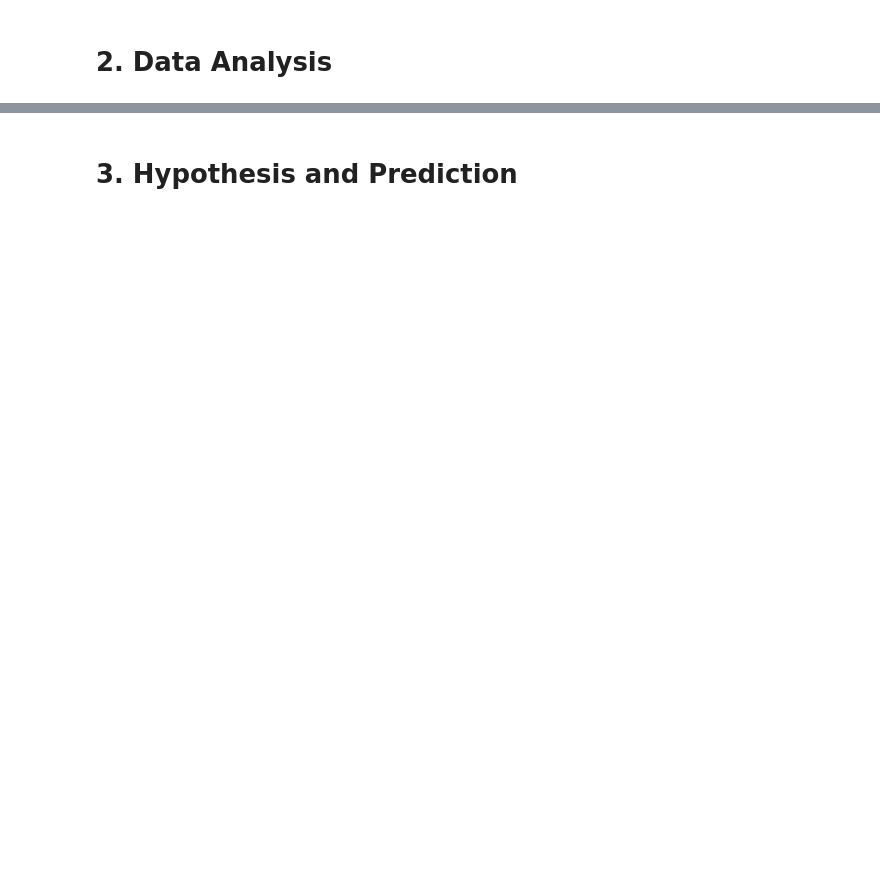
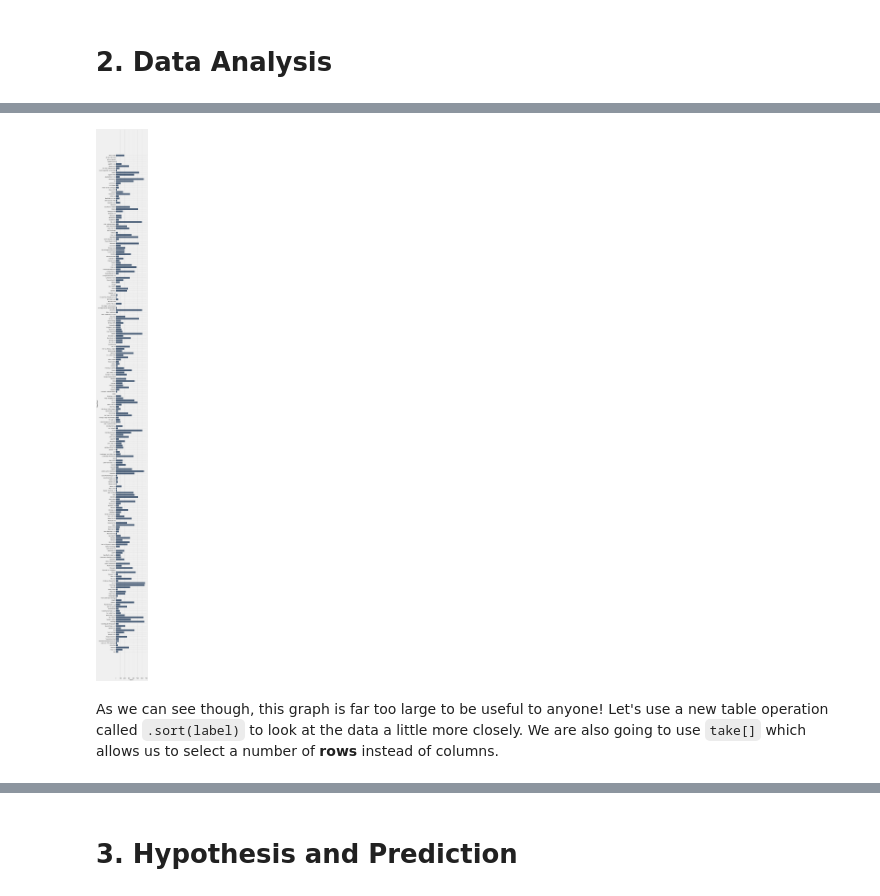
Before and after one commit to catherinelgee/CSK-curriculum, a Jupyter notebook: data_seminar/csk_nb.ipynb, the cells around one changed output, grey strips where cells are left out. Saved outputs shown, nothing was run; the diff lists cells and outputs as text; code cells hidden in the pictures; blank space fills up the shorter version.

```diff
--- a/data_seminar/csk_nb.ipynb
+++ b/data_seminar/csk_nb.ipynb
@@ -60,0 +63,9 @@ The steps to the cycle are as follows:
+# %%
+# Necessary things we need to import that makes our data show up
+import matplotlib
+matplotlib.use('Agg')
+from datascience import Table
+%matplotlib inline
+import matplotlib.pyplot as plt
+import numpy as np
+plt.style.use('fivethirtyeight')
@@ -161,0 +126,5 @@ student_maj
+# %%
+# keeping only the interesting columns, and dropping the others
+# make sure to reassign!
+student_maj = student_maj.drop("Term Period", "Division", "Department", "Prorated Headcount", "Number of Records",
+                              "Entry Status Desc", "Major", "Residency Status Desc", "Residency Fee Cd")
@@ -161,0 +193,3 @@ student_maj
+# %%
+fem_majors = student_maj.where('Gender', 'Female')
+fem_majors.show(5)
@@ -161,0 +204,3 @@ student_maj
+# %%
+getcount = fem_majors.group('MajorShort')
+getcount.show(5)
@@ -161,0 +219,6 @@ student_maj
+# %%
+getcount.barh('MajorShort')
+# %% [output]
+[figure, added]
+# %% [markdown]
+As we can see though, this graph is far too large to be useful to anyone! Let's use a new table operation called `.sort(label)` to look at the data a little more closely. We are also going to use `take[]` which allows us to select a number of **rows** instead of columns.
```
Also changed, not shown: parts of 42 cells of this notebook, 1 other file.
